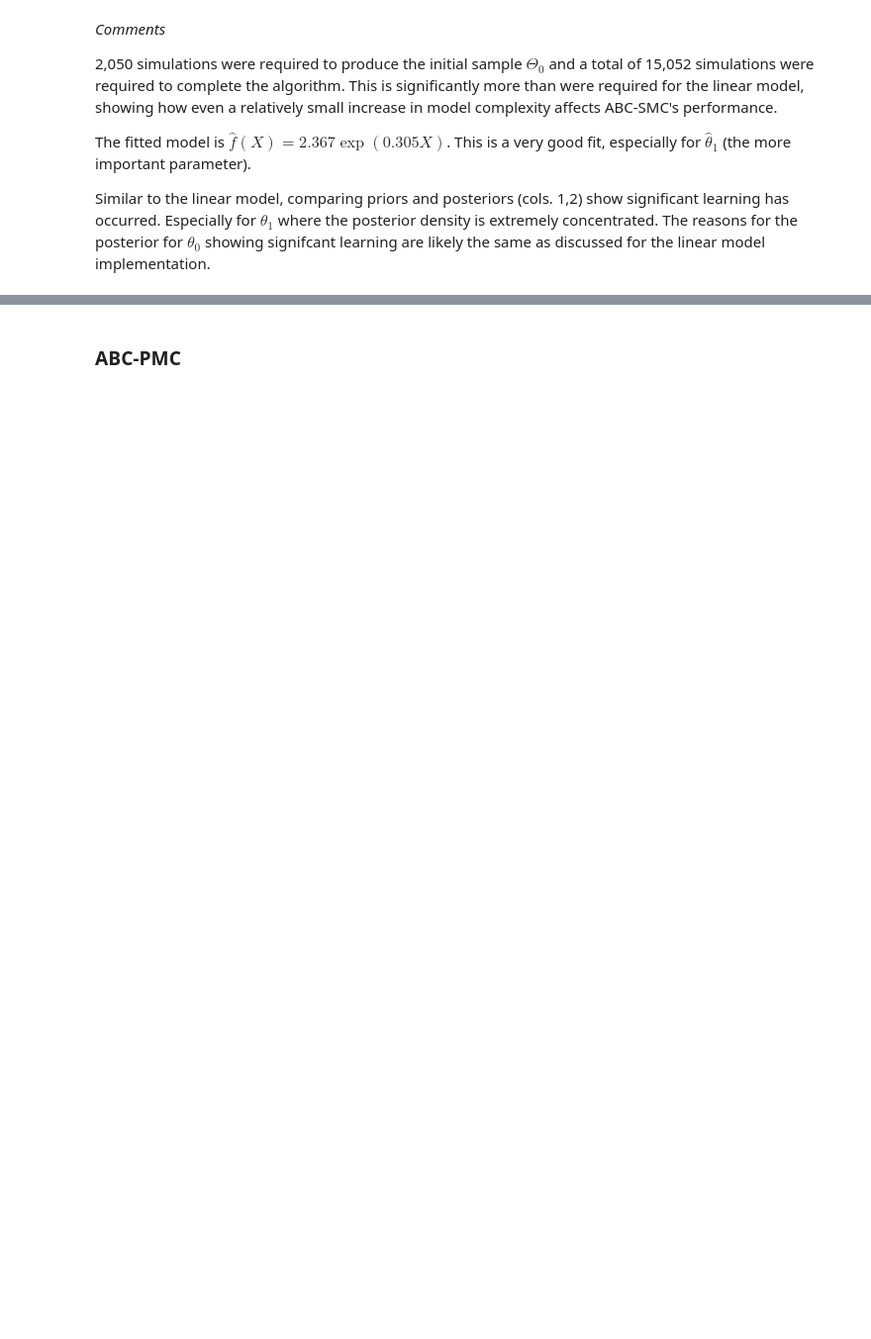
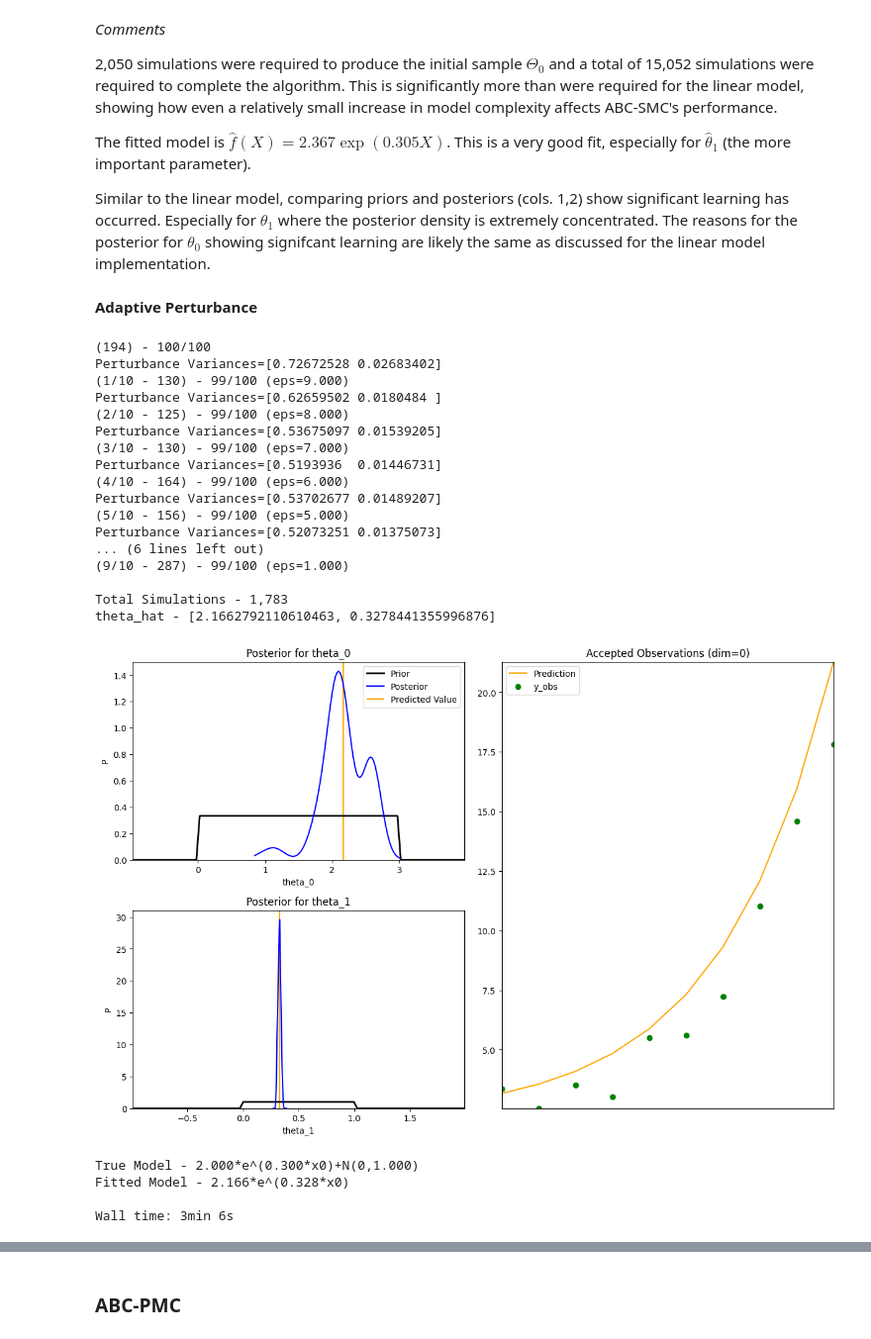
Before and after one commit to dajhutchinson/bayesian-modelling-of-epidemic-events, a Jupyter notebook: Code/ABC_Notebook.ipynb, the cells around one changed output, grey strips where cells are left out. Shown at 99% size. Saved outputs shown, nothing was run; the diff lists cells and outputs as text; code cells hidden in the pictures; blank space fills up the shorter version.

Commit message:
Cross validate Adaptive ABC-SMC

```diff
--- a/Code/ABC_Notebook.ipynb
+++ b/Code/ABC_Notebook.ipynb
@@ -694,3 +751,47 @@ Wall time: 2min 54s
 The fitted model is $\hat{f}(X)=2.367\exp(0.305X)$. This is a very good fit, especially for $\hat\theta_1$ (the more important parameter).
 
 Similar to the linear model, comparing priors and posteriors (cols. 1,2) show significant learning has occurred. Especially for $\theta_1$ where the posterior density is extremely concentrated. The reasons for the posterior for $\theta_0$ showing signifcant learning are likely the same as discussed for the linear model implementation.
+# %% [markdown]
+<a id="smc_adaptive_perturbance"></a>
+**Adaptive Perturbance**
+# %%
+# Define summary statistics
+start = (lambda ys:[ys[0][0]])
+mean_log_grad = (lambda ys:[10*np.mean([np.log(max(1,ys[i+1][0]-ys[i][0])) for i in range(len(ys)-1)])])
+summary_stats=[start,mean_log_grad]
+# %%
+%%time
+# SMC - Adaptive Perturbance
+np.random.seed(16111998) # Fix random seed
+scaling_factors=list(np.linspace(10,1,10))
+# scaling_factors=list(np.logspace(1,0,num=10.base=10))
+
+fitted_model,_=ABC.abc_smc(n_obs=10,y_obs=em.observe(),fitting_model=em.copy([1,1]),priors=em_priors,
+    num_steps=10,sample_size=100,scaling_factors=scaling_factors,adaptive_perturbance=True,
+    acceptance_kernel=ABC.gaussian_kernel,summary_stats=summary_stats)
+
+print("True Model - {}".format(em))
+print("Fitted Model - {}\n".format(fitted_model))
+# %% [output]
+(194) - 100/100
+Perturbance Variances=[0.72672528 0.02683402]
+(1/10 - 130) - 99/100 (eps=9.000)
+Perturbance Variances=[0.62659502 0.0180484 ]
+(2/10 - 125) - 99/100 (eps=8.000)
+Perturbance Variances=[0.53675097 0.01539205]
+(3/10 - 130) - 99/100 (eps=7.000)
+Perturbance Variances=[0.5193936  0.01446731]
+(4/10 - 164) - 99/100 (eps=6.000)
+Perturbance Variances=[0.53702677 0.01489207]
+(5/10 - 156) - 99/100 (eps=5.000)
+Perturbance Variances=[0.52073251 0.01375073]
+... (6 lines left out)
+(9/10 - 287) - 99/100 (eps=1.000)
+
+Total Simulations - 1,783
+theta_hat - [2.1662792110610463, 0.3278441355996876]
+[figure, added]
+True Model - 2.000*e^(0.300*x0)+N(0,1.000)
+Fitted Model - 2.166*e^(0.328*x0)
+
+Wall time: 3min 6s
```
Also changed, not shown: parts of 32 cells of this notebook, 7 other files.
